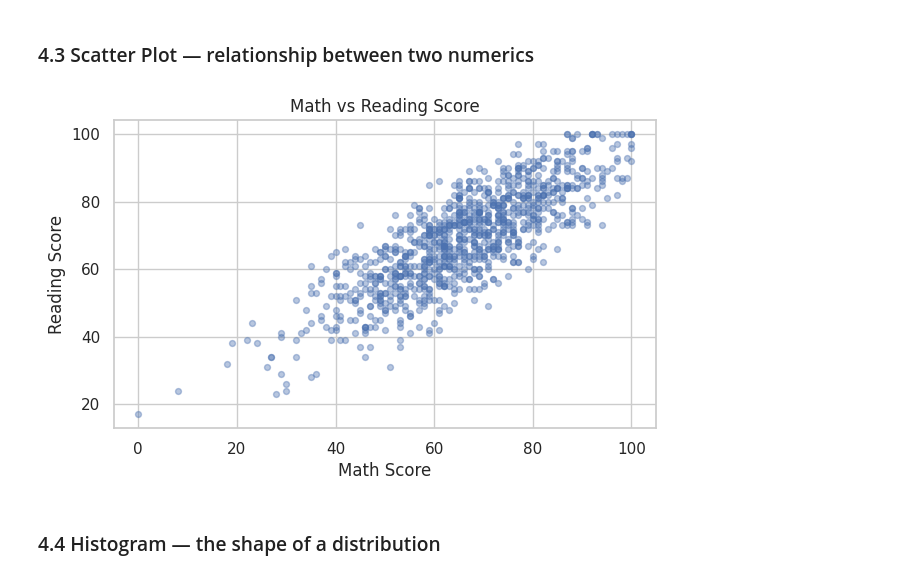
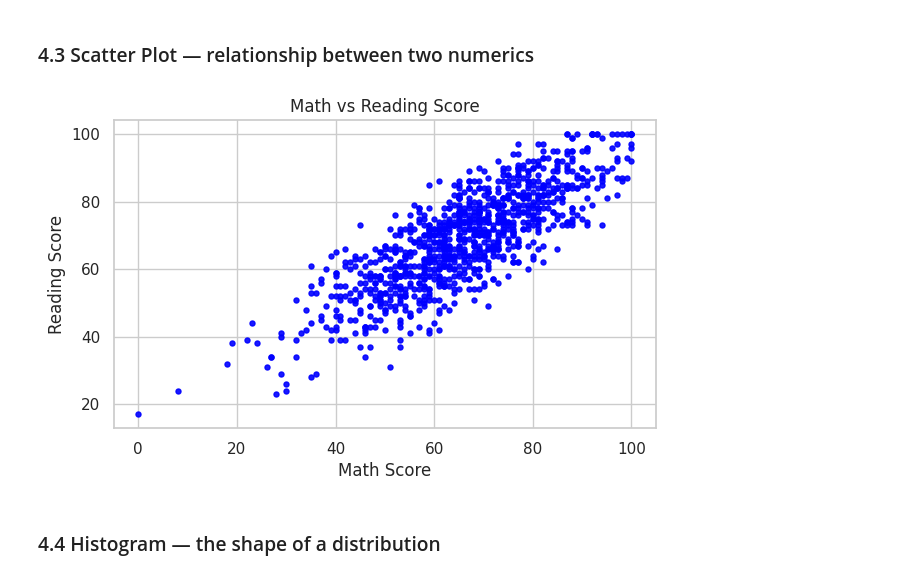
Before and after one commit to TasnimJahan/REclsTsnm_Practice_Asgnmnt, a Jupyter notebook: 5_Matplotlib_and_Seaborn_for_Data_Science_Batch_3.ipynb, the cells around one changed output. Saved outputs shown, nothing was run; the diff lists cells and outputs as text; code cells hidden in the pictures.

```diff
--- a/5_Matplotlib_and_Seaborn_for_Data_Science_Batch_3.ipynb
+++ b/5_Matplotlib_and_Seaborn_for_Data_Science_Batch_3.ipynb
@@ -31,6 +31,6 @@ Drive already mounted at /content/drive; to attempt to forcibly remount, call dr
 # %%
-students = pd.read_csv('/content/drive/MyDrive/datasets/StudentsPerformance.csv')
-gym      = pd.read_csv('/content/drive/MyDrive/datasets/gym_membership.csv')
+students = pd.read_csv('/content/drive/MyDrive/Datasets/SkillMorph/StudentsPerformance.csv')
+gym      = pd.read_csv('/content/drive/MyDrive/Datasets/SkillMorph/gym_membership.csv')
 
 print(students.shape, gym.shape)
 # %% [output]
@@ -131,13 +158,13 @@ plt.show()
 # %%
 # Does reading ability track math ability? Scatter tells you at a glance.
 fig, ax = plt.subplots()
 ax.scatter(students['math score'], students['reading score'],
-           alpha=0.4, s=18)
+           alpha=0.9, s=13, color="blue")    #alpha holo color density 1 hole pure color, r s holo size of the scatter plot
 ax.set(title='Math vs Reading Score',
        xlabel='Math Score', ylabel='Reading Score')
 plt.show()
 # %% [output]
-[figure, old version]
+[figure, new version]
 # %% [markdown]
 ### 4.4 Histogram — the shape of a distribution
 # %%
```
Also changed, not shown: parts of 15 cells of this notebook.
